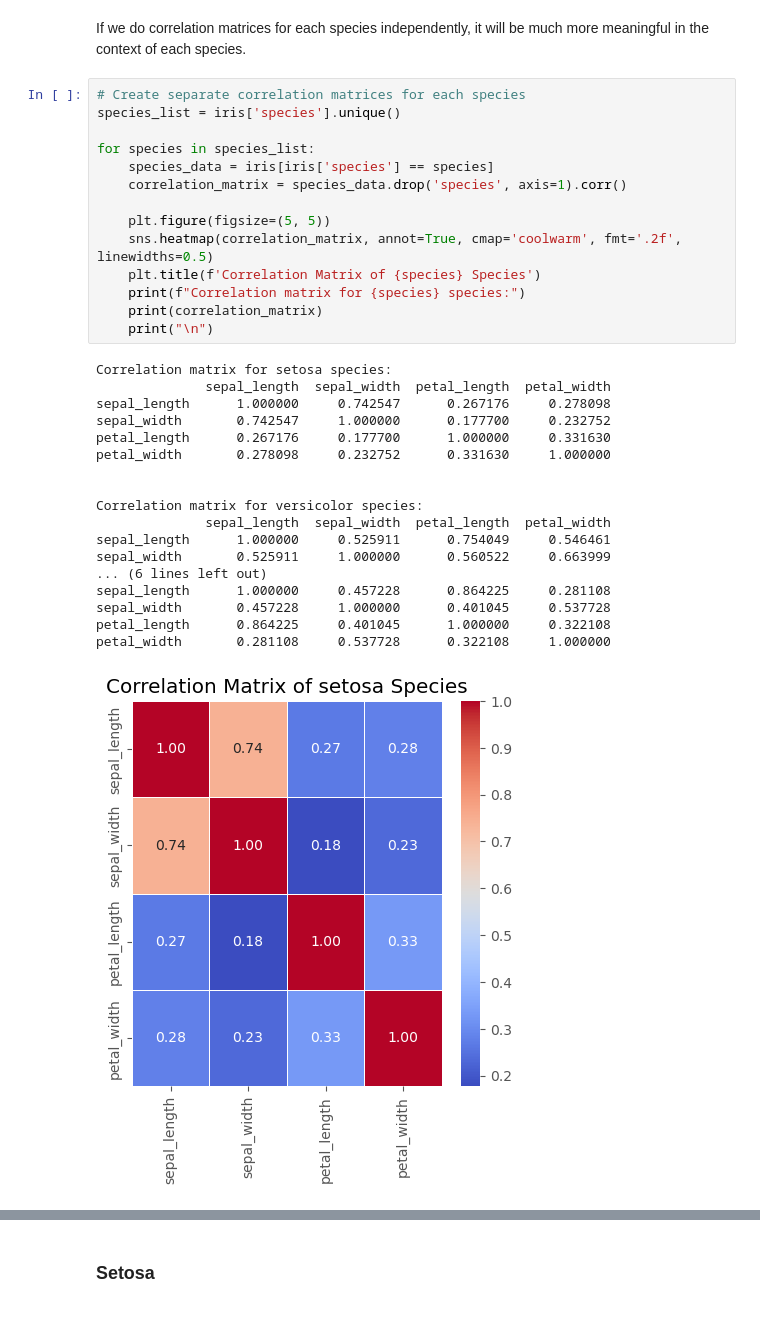
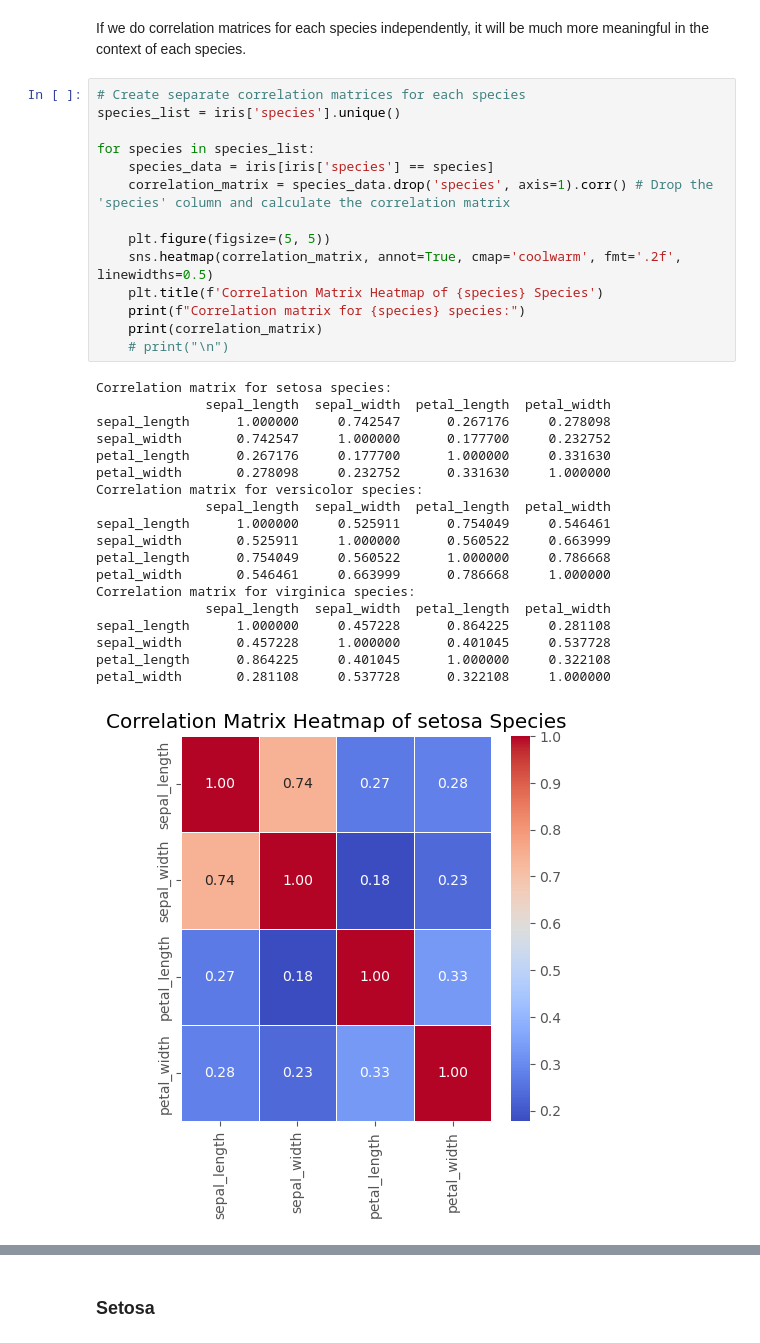
Before and after one commit to nexlanglxm/fundamentals-of-data-analysis, a Jupyter notebook: project.ipynb, the cells around one changed output, grey strips where cells are left out. Saved outputs shown, nothing was run; the diff lists cells and outputs as text.

Commit message:
adding more on correlation matrices

```diff
--- a/project.ipynb
+++ b/project.ipynb
@@ -308,33 +312,34 @@ If we do correlation matrices for each species independently, it will be much mo
 # %%
 # Create separate correlation matrices for each species
 species_list = iris['species'].unique()
 
 for species in species_list:
     species_data = iris[iris['species'] == species]
-    correlation_matrix = species_data.drop('species', axis=1).corr()
+    correlation_matrix = species_data.drop('species', axis=1).corr() # Drop the 'species' column and calculate the correlation matrix
 
     plt.figure(figsize=(5, 5))
     sns.heatmap(correlation_matrix, annot=True, cmap='coolwarm', fmt='.2f', linewidths=0.5)
-    plt.title(f'Correlation Matrix of {species} Species')
+    plt.title(f'Correlation Matrix Heatmap of {species} Species')
     print(f"Correlation matrix for {species} species:")
     print(correlation_matrix)
-    print("\n")
+    # print("\n")
 # %% [output]
 Correlation matrix for setosa species:
               sepal_length  sepal_width  petal_length  petal_width
 sepal_length      1.000000     0.742547      0.267176     0.278098
 sepal_width       0.742547     1.000000      0.177700     0.232752
 petal_length      0.267176     0.177700      1.000000     0.331630
 petal_width       0.278098     0.232752      0.331630     1.000000
-
-
 Correlation matrix for versicolor species:
               sepal_length  sepal_width  petal_length  petal_width
 sepal_length      1.000000     0.525911      0.754049     0.546461
 sepal_width       0.525911     1.000000      0.560522     0.663999
-... (6 lines left out)
+petal_length      0.754049     0.560522      1.000000     0.786668
+petal_width       0.546461     0.663999      0.786668     1.000000
+Correlation matrix for virginica species:
+              sepal_length  sepal_width  petal_length  petal_width
 sepal_length      1.000000     0.457228      0.864225     0.281108
 sepal_width       0.457228     1.000000      0.401045     0.537728
 petal_length      0.864225     0.401045      1.000000     0.322108
 petal_width       0.281108     0.537728      0.322108     1.000000
-[figure, old version]
+[figure, new version]
```
Also changed, not shown: parts of 13 cells of this notebook.
